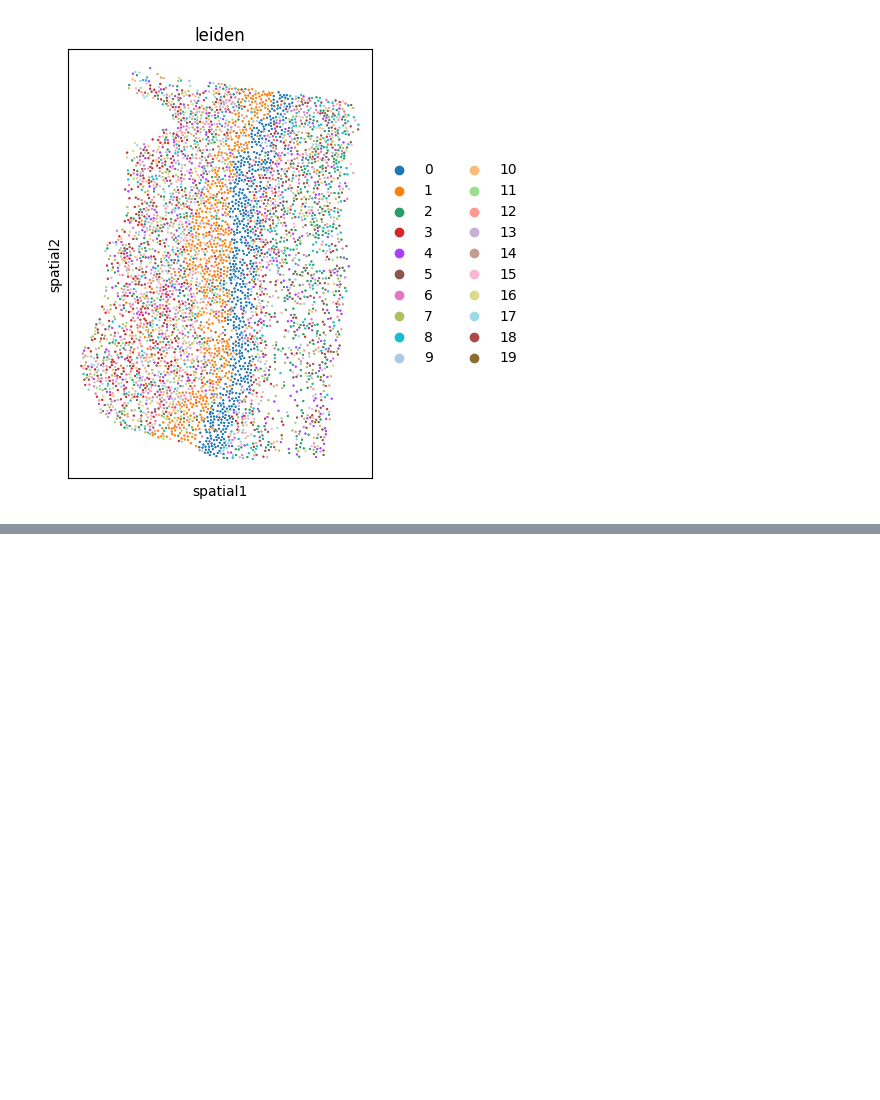
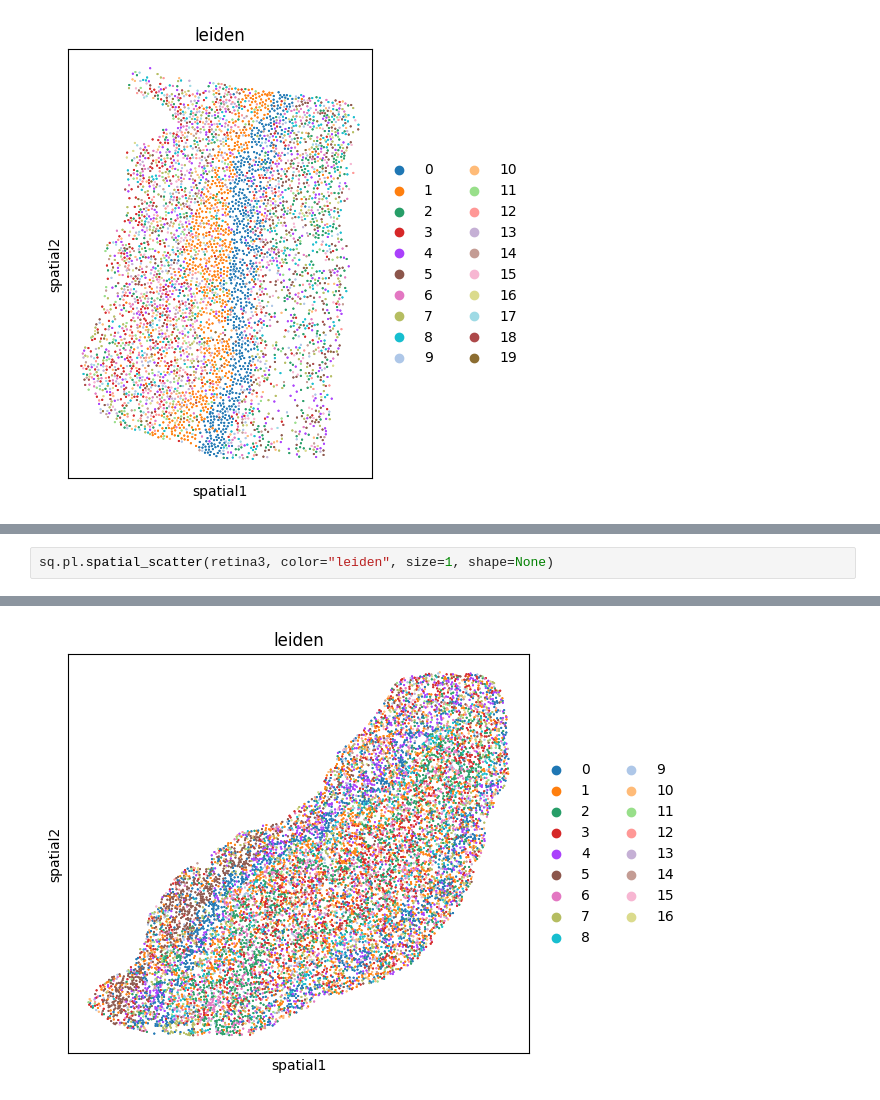
Before and after one commit to distasiolab/SHiPBIO, a Jupyter notebook: src/RetinaAnalysis_001.ipynb, the cells around one changed output, grey strips where cells are left out. Drawn from its saved outputs; the diff is of its cells as text; blank space fills up the shorter version.

```diff
--- a/src/RetinaAnalysis_001.ipynb
+++ b/src/RetinaAnalysis_001.ipynb
@@ -127,0 +236,3 @@ WARNING: Please specify a valid `library_id` or set it permanently in `adata.uns
+# %%
+sq.pl.spatial_scatter(retina3, color="leiden", size=1, shape=None)
+# %% [output]
@@ -127,0 +240 @@ WARNING: Please specify a valid `library_id` or set it permanently in `adata.uns
+[figure, added]
```
Also changed, not shown: parts of 14 cells of this notebook, 2 other files.
